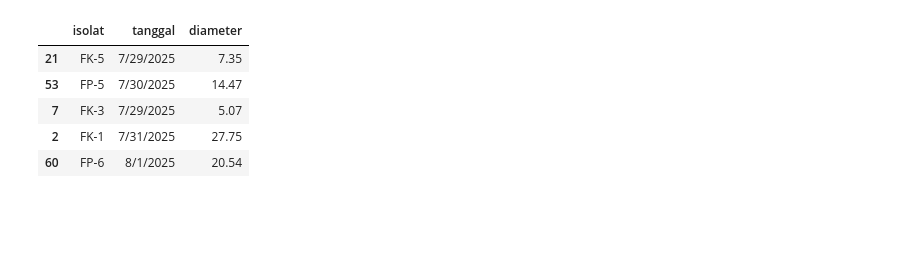
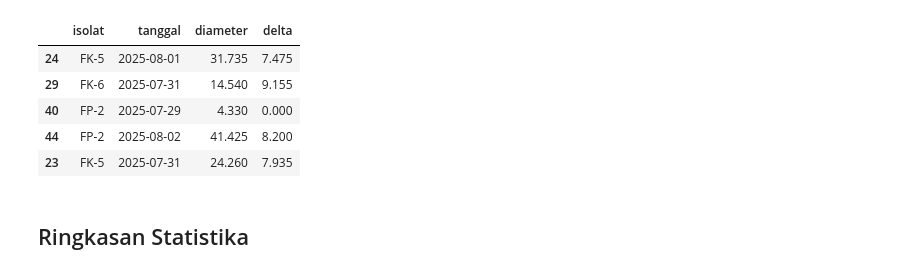
Before and after one commit to nurfianqodar/pgb-pdb, a Jupyter notebook: notebook.ipynb, the cells around one changed output. Cells and saved outputs as stored; diff of their text form; code cells hidden in the pictures; blank space fills up the shorter version.

```diff
--- a/notebook.ipynb
+++ b/notebook.ipynb
@@ -4,7 +8,7 @@ import pandas as pd
 pd.set_option('display.max_columns', None)
 pd.set_option('display.max_rows', None)
 # %%
-df = pd.read_csv("./data.csv")
+df = pd.read_csv("https://raw.githubusercontent.com/nurfianqodar/pgb-pdb/refs/heads/main/data.csv")
 # %%
 df_clean = df.drop(columns=["no", "status", "keterangan", "waktu"]).dropna()
 # %%
@@ -22,6 +26,11 @@ df_melted = df_clean.melt(
     value_vars=["diameter_1", "diameter_2", "diameter_3", "diameter_4"],
     var_name="diameter_n",
     value_name="diameter")
-
-df_melted.sample(5)
+df_melted["u"] = df_melted["u"].astype(int)
+df_melted["tanggal"] = pd.to_datetime(df_melted["tanggal"])
+df_melted = df_melted.sort_values(by=["isolat", "u", "diameter_n", "tanggal"])
+df_melted["delta"] = df_melted.groupby(["isolat", "u", "diameter_n"])["diameter"].diff()
+df_melted = df_melted.fillna(0)
+df_melted = df_melted.reset_index().drop(columns="index", axis=0)
+df_melted.head(7)
 # %% [output]
@@ -58,15 +45,18 @@ df_melted.groupby(
 # %%
 df_final = df_melted.groupby(
         by=["isolat","tanggal",],
     ).agg({
-        "diameter": "mean"
+        "diameter": "mean",
+        "delta": "mean"
     }).reset_index()
 
 df_final.sample(5)
 # %% [output]
-|  | isolat | tanggal | diameter |
-| 21 | FK-5 | 7/29/2025 | 7.35 |
-| 53 | FP-5 | 7/30/2025 | 14.47 |
-| 7 | FK-3 | 7/29/2025 | 5.07 |
-| 2 | FK-1 | 7/31/2025 | 27.75 |
-| 60 | FP-6 | 8/1/2025 | 20.54 |
+|  | isolat | tanggal | diameter | delta |
+| 24 | FK-5 | 2025-08-01 | 31.735 | 7.475 |
+| 29 | FK-6 | 2025-07-31 | 14.540 | 9.155 |
+| 40 | FP-2 | 2025-07-29 | 4.330 | 0.000 |
+| 44 | FP-2 | 2025-08-02 | 41.425 | 8.200 |
+| 23 | FK-5 | 2025-07-31 | 24.260 | 7.935 |
+# %% [markdown]
+## Ringkasan Statistika
```
Also changed, not shown: parts of 11 cells of this notebook.
